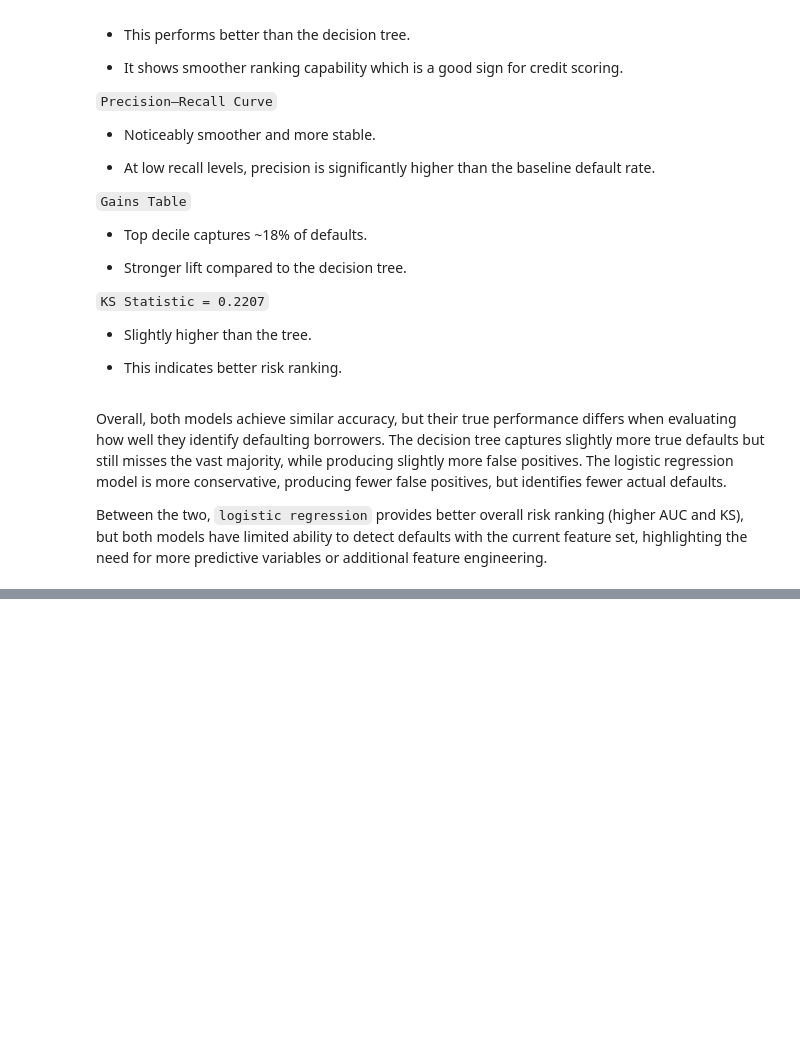
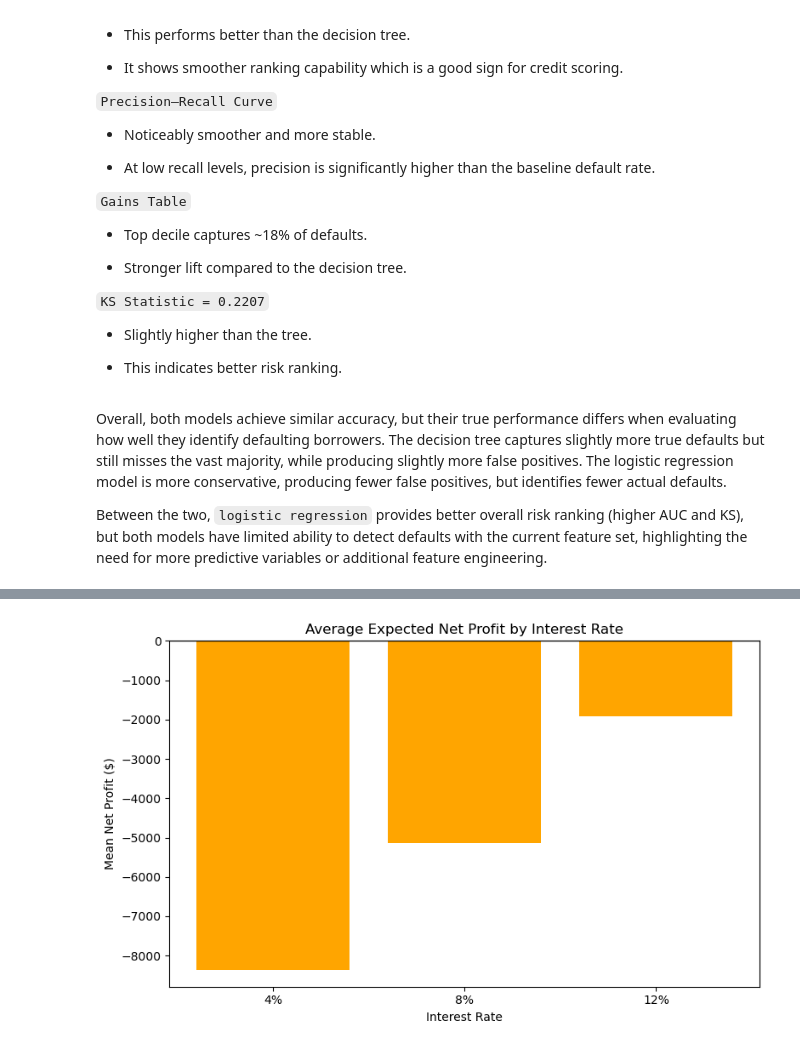
Before and after one commit to HiMyNameIsBoxxy/mortage-default-prediction, a Jupyter notebook: mortgage-default-prediction.ipynb, the cells around one changed output, grey strips where cells are left out. Drawn from its saved outputs; the diff is of its cells as text; code cells hidden in the pictures; blank space fills up the shorter version.

```diff
--- a/mortgage-default-prediction.ipynb
+++ b/mortgage-default-prediction.ipynb
@@ -948,0 +1013,21 @@ Between the two, `logistic regression` provides better overall risk ranking (hig
+# %%
+# Extract rates and mean net profits directly from the results dictionary
+rates = []
+mean_profits = []
+
+for key, df_rate in results.items():
+    rates.append(key.replace("Rate_", ""))          # e.g. "Rate_4%" -> "4%"
+    mean_profits.append(df_rate["Net_Profit"].mean())
+
+# Plot the bar chart
+plt.figure(figsize=(8,5))
+plt.bar(rates, mean_profits, color="orange")
+plt.axhline(0, color='black', linewidth=1)
+
+plt.title("Average Expected Net Profit by Interest Rate")
+plt.xlabel("Interest Rate")
+plt.ylabel("Mean Net Profit ($)")
+plt.tight_layout()
+plt.show()
+# %% [output]
+[figure, added]
```
Also changed, not shown: parts of 6 cells of this notebook, 1 other file.
